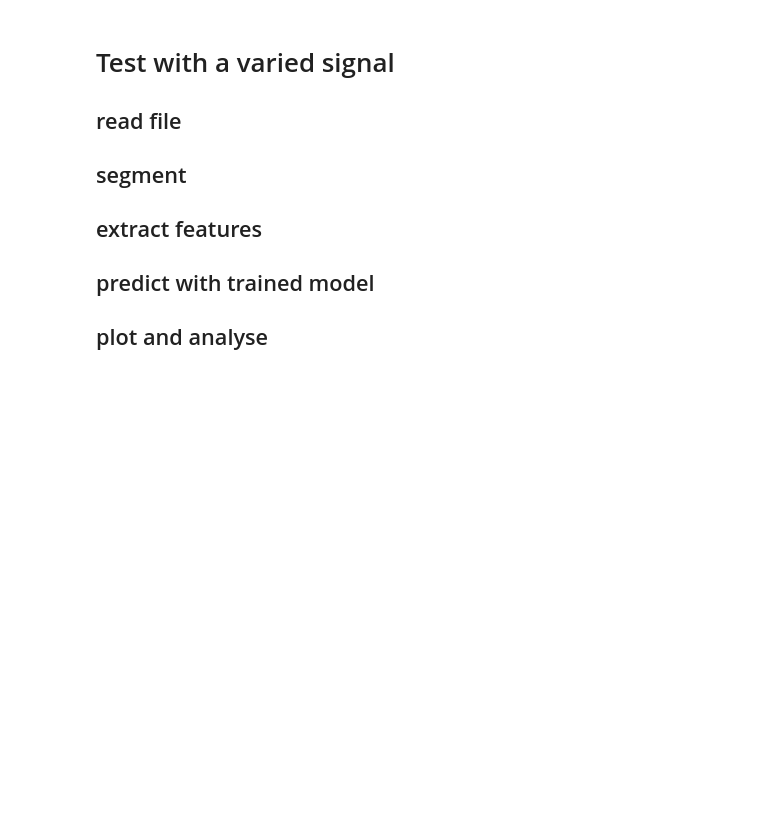
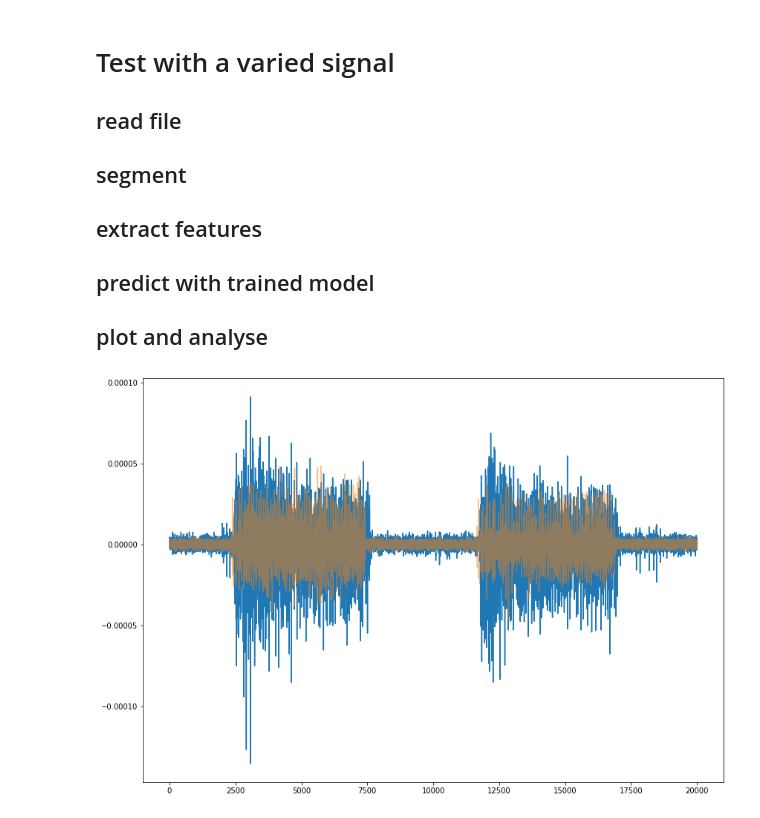
Before and after one commit to raphaelrcb/HMM_Classifier, a Jupyter notebook: Classifier_2channels.ipynb, the cells around one changed output. Cells and saved outputs as stored; diff of their text form; code cells hidden in the pictures; blank space fills up the shorter version.

```diff
--- a/Classifier_2channels.ipynb
+++ b/Classifier_2channels.ipynb
@@ -195,9 +260,9 @@ test_close = []
 train_open = []
 test_open = []
 
-print(n_features)
+# print(n_features)
 
-print(int(n_features/2))
+# print(int(n_features/2))
 for i in range(int(n_features/2)):
     #Create Training Set
     train_rest.append(  rest_features[i] )
@@ -215,5 +280,6 @@ X_train = np.concatenate([train_rest, train_close, train_open])
 X_rest = test_rest
 X_close = test_close
 X_open = test_open
-print(len(X_train))
-print(lengths)
+X_test = np.concatenate([test_rest, test_close, test_open])
+# print(X_train[0])
+# print(X_test[0])
@@ -535,90 +561,119 @@ Acurácia = 78.91156462585033%
 ########################################################################################################################################################################
 #READ FILE
 ########################################################################################################################################################################
-file_name = 'https://raw.githubusercontent.com/raphaelrcb/TCC_UnB/raphael_dev/data/v0/teste_0.csv'
+file_name = 'https://raw.githubusercontent.com/raphaelrcb/TCC_UnB/raphael_dev/data/teste_2.csv'
 
-final_test_series = read_csv(file_name, header=1, usecols = [0,1], index_col = 0)
-final_test_series.index = pd.to_datetime(final_test_series.index, unit = 's', origin= 'unix')
-final_test_series.index = final_test_series.index.map(lambda t: t.replace(year=2021, month=10, day=31, hour=00))
-final_test_series.index = pd.DatetimeIndex(final_test_series.index).to_period('L')
+final_test_series1 = read_csv(file_name, header=2, usecols = [0,1], index_col = 0)
+final_test_series1.index = pd.to_datetime(final_test_series1.index, unit = 's', origin= 'unix')
+final_test_series1.index = final_test_series1.index.map(lambda t: t.replace(year=2021, month=10, day=31, hour=00))
+final_test_series1.index = pd.DatetimeIndex(final_test_series1.index).to_period('L')
+
+
+final_test_series2 = read_csv(file_name, header=2, usecols = [0,2], index_col = 0)
+final_test_series2.index = pd.to_datetime(final_test_series2.index, unit = 's', origin= 'unix')
+final_test_series2.index = final_test_series2.index.map(lambda t: t.replace(year=2021, month=10, day=31, hour=00))
+final_test_series2.index = pd.DatetimeIndex(final_test_series2.index).to_period('L')
+
+plt.figure(figsize=(14,10))
+plot_series = final_test_series1.to_numpy()
+plt.plot(np.arange(plot_series.size), plot_series.flatten(), label='EMG channel 1')
+plot_series = final_test_series2.to_numpy()
+plt.plot(np.arange(plot_series.size), plot_series.flatten(), label='EMG channel 2', alpha=0.5)
+plt.show()
 
 # plt.figure(figsize=(14,10))
-# final_test_series.plot(figsize=(14,10))
+# final_test_series1.plot(figsize=(14,10))
 
 ########################################################################################################################################################################
 # SEGMENTING DATA
 ########################################################################################################################################################################
 
-data_size = len(final_test_series)
+data_size = len(final_test_series1)
 window_size = 150
 window_overlap = 50
 
 n_windows = (data_size - window_size)/window_overlap + 1
 
-# print(n_windows)
+final_windows1 = []
+final_windows2 = []
+
+for i in range(int(n_windows)):
+    final_windows1.append(final_test_series1[(i*window_overlap):(i*window_overlap + window_size)] )
+    final_windows2.append(final_test_series2[(i*window_overlap):(i*window_overlap + window_size)] )
+
+print(len(final_windows1))
+print(len(final_windows2))
+print(n_windows)
 
 ########################################################################################################################################################################
 # FEATURE EXTRACTION
 ########################################################################################################################################################################
 
-final_windows = []
 
-for i in range(int(n_windows)):
-    final_windows.append(final_test_series[(i*window_overlap):(i*window_overlap + window_size)] )
-# print(len(final_windows))
-# final_windows[150].head()
 
 final_features = []
+final_features2 = []
 for i in range(int(n_windows)):
     #extracting for rest gesture
-    ar_model = ARIMA(final_windows[i], order = (4,0,0))
+    ar_model = ARIMA(final_windows1[i], order = (4,0,0))
     ar_fit   = ar_model.fit(method='yule_walker')
     final_features.append(ar_fit.polynomial_ar)
     final_features[i] = np.delete(final_features[i], 0)
     final_features[i] = -final_features[i]
-    final_features[i] = np.append(final_features[i], rms(final_windows[i].to_numpy().flatten()), len(final_windows[i]))
 
+    ar_model = ARIMA(final_windows2[i], order = (4,0,0))
+    ar_fit   = ar_model.fit(method='yule_walker')
+    final_features2 = ar_fit.polynomial_ar
+    final_features2 = np.delete(final_features2, 0)
+    final_features[i] = np.append(final_features[i], -final_features2)
+
+    final_features[i] = np.append(final_features[i], rms(final_windows1[i].to_numpy().flatten()), len(final_windows1[i]))
+    final_features[i] = np.append(final_features[i], rms(final_windows2[i].to_numpy().flatten()), len(final_windows2[i]))
+
+# print(final_features[0])
 ########################################################################################################################################################################
 # PREDICT WITH TRAINED MODEL
 ########################################################################################################################################################################
 
 final_states = classifier.predict(final_features, len(final_features))
-
+# final_states = organize_states(final_states, classifier)
 e0 = 0
 e1 = 0
 e2 = 0
 for i in range (len(final_states)):
     if (final_states[i] == 0):
         e0+=1
     if (final_states[i] == 1):
         e1+=1
     if (final_states[i] == 2):
         e2+=1
 # print("OPEN HAND")
 print("Total = " + str(e1 + e2 + e0))
 print("Estado 0  = " + str(e0))
 print("Estado 1    = " + str(e1))
 print("Estado 2 = " + str(e2))
 
 
 ########################################################################################################################################################################
-# PREDICT WITH TRAINED MODEL
+# PRINT
 ########################################################################################################################################################################
 
-plot_series = final_test_series.to_numpy()
+plot_series = final_test_series1.to_numpy()
 plt.figure(figsize=(21,15))
 # print(plot_series.flatten())
 # print(plot_series.size)
-plt.plot(np.arange(plot_series.size), plot_series.flatten(), label='EMG')
+plt.plot(np.arange(plot_series.size), plot_series.flatten(), label='EMG Channel 1')
+plot_series = final_test_series2.to_numpy()
+plt.plot(np.arange(plot_series.size), plot_series.flatten(), label='EMG Channel 2', alpha = 0.6)
+# state_0 = np.ma.masked_where(final_states == 0, final_states)
+# state_1 = np.ma.masked_where(final_states == 1, final_states)
+# state_2 = np.ma.masked_where(final_states == 2, final_states)
 
-state_0 = np.ma.masked_where(final_states == 0, final_states)
-state_1 = np.ma.masked_where(final_states == 1, final_states)
-state_2 = np.ma.masked_where(final_states == 2, final_states)
-
-plt.plot((np.arange(start=0, stop=len(final_states)*window_overlap, step=window_overlap)), (final_states)/20000, marker = 'o', linestyle='', c = 'r')
+plt.plot((np.arange(start=0, stop=len(final_states)*window_overlap, step=window_overlap)), (final_states)/20000, marker = 'o', linestyle='', c = 'g')
 # plt.plot((np.arange(start=0, stop=len(final_states)*window_overlap, step=window_overlap)), (state_0)/20000, marker = 'o', c = 'r', label='hand resting')
 # plt.plot((np.arange(start=0, stop=len(final_states)*window_overlap, step=window_overlap)), (state_1)/20000, marker = 'o', c= 'm', label='hand closed')
 # plt.plot((np.arange(start=0, stop=len(final_states)*window_overlap, step=window_overlap)), (state_2)/20000, marker = 'o', c= 'g', label='hand opened')
 plt.legend()
 plt.show()
 # %% [output]
+[figure, new version]
```
Also changed, not shown: parts of 14 cells of this notebook.
